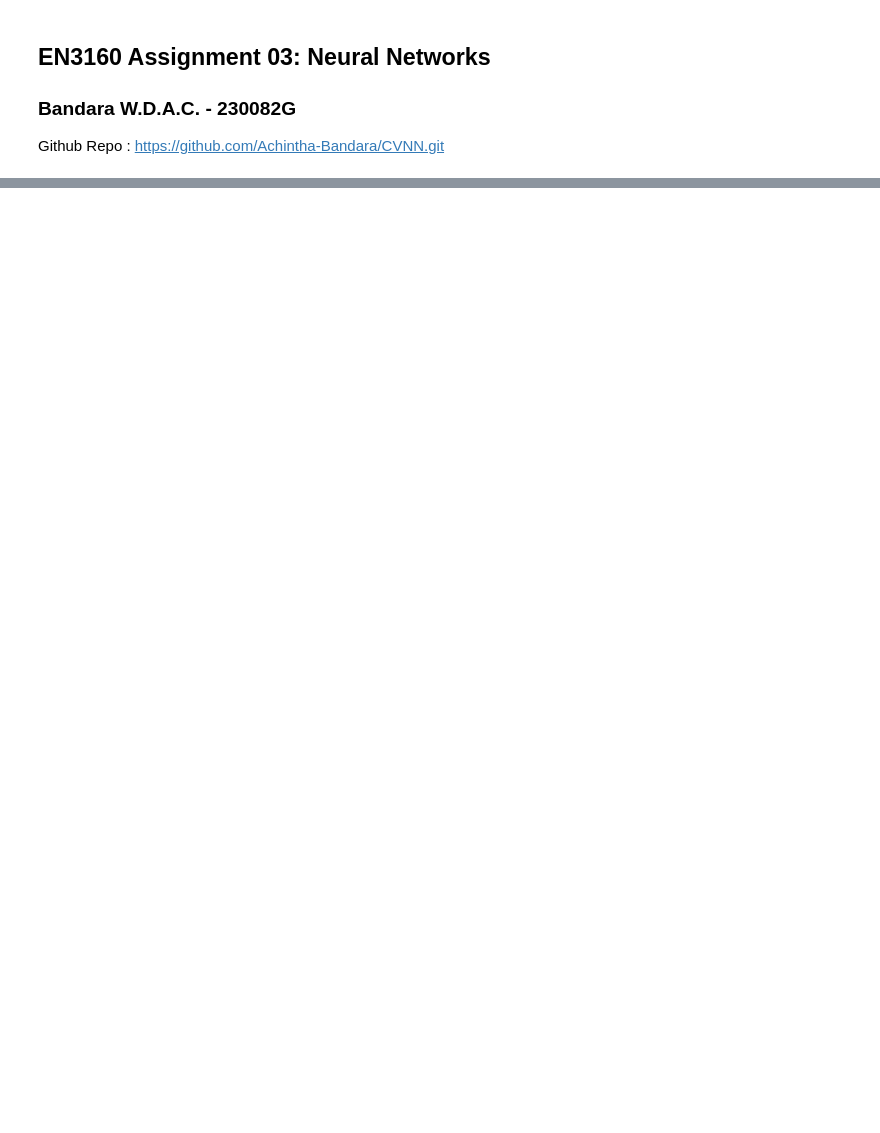
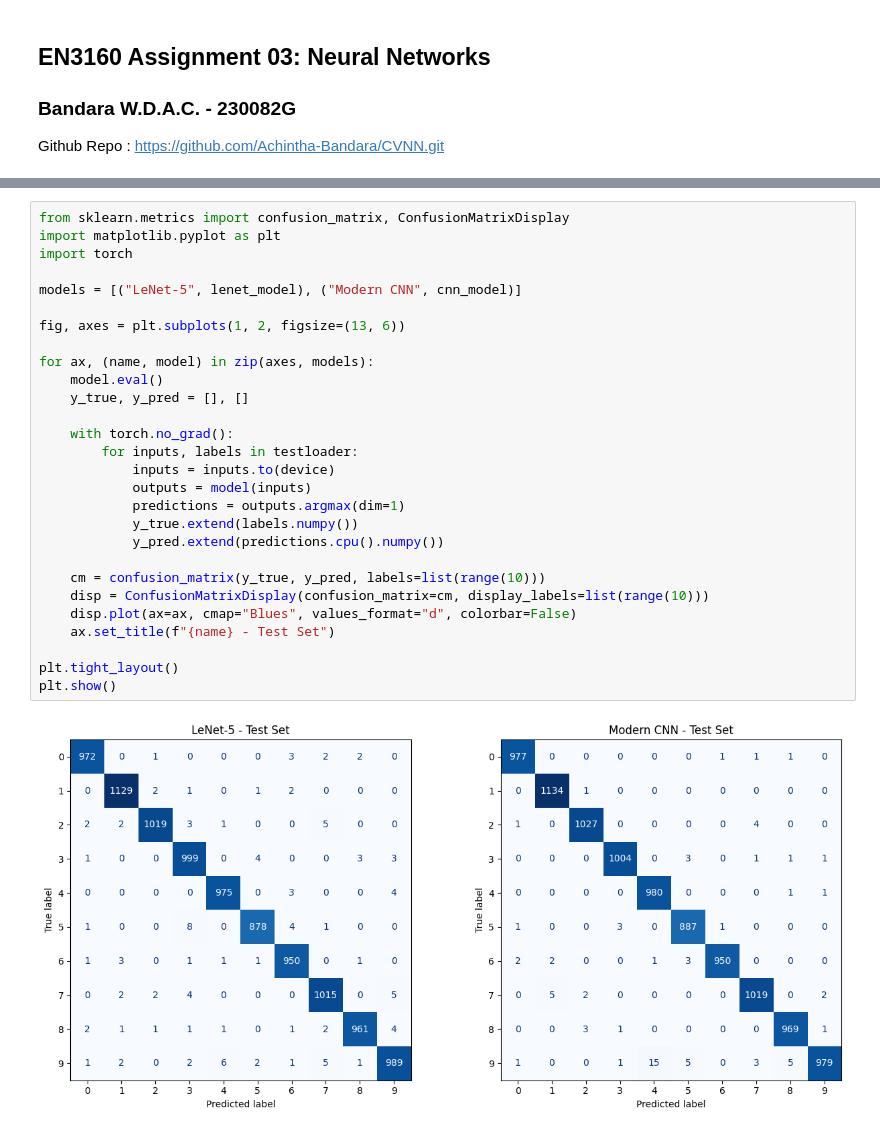
Before and after one commit to Achintha-Bandara/CVNN, a Jupyter notebook: main.ipynb, the cells around one changed output, grey strips where cells are left out. Cells and saved outputs as stored; diff of their text form; blank space fills up the shorter version.

```diff
--- a/main.ipynb
+++ b/main.ipynb
@@ -406,0 +785,30 @@ print(f"Test accuracy: {test_acc:.2f}%")
+# %%
+from sklearn.metrics import confusion_matrix, ConfusionMatrixDisplay
+import matplotlib.pyplot as plt
+import torch
+
+models = [("LeNet-5", lenet_model), ("Modern CNN", cnn_model)]
+
+fig, axes = plt.subplots(1, 2, figsize=(13, 6))
+
+for ax, (name, model) in zip(axes, models):
+    model.eval()
+    y_true, y_pred = [], []
+
+    with torch.no_grad():
+        for inputs, labels in testloader:
+            inputs = inputs.to(device)
+            outputs = model(inputs)
+            predictions = outputs.argmax(dim=1)
+            y_true.extend(labels.numpy())
+            y_pred.extend(predictions.cpu().numpy())
+
+    cm = confusion_matrix(y_true, y_pred, labels=list(range(10)))
+    disp = ConfusionMatrixDisplay(confusion_matrix=cm, display_labels=list(range(10)))
+    disp.plot(ax=ax, cmap="Blues", values_format="d", colorbar=False)
+    ax.set_title(f"{name} - Test Set")
+
+plt.tight_layout()
+plt.show()
+# %% [output]
+[figure, added]
```
Also changed, not shown: parts of 10 cells of this notebook.
